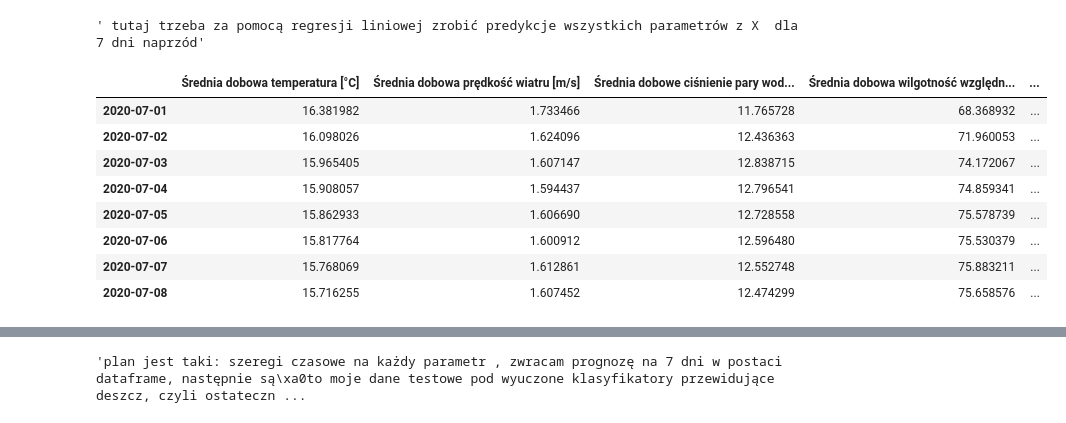
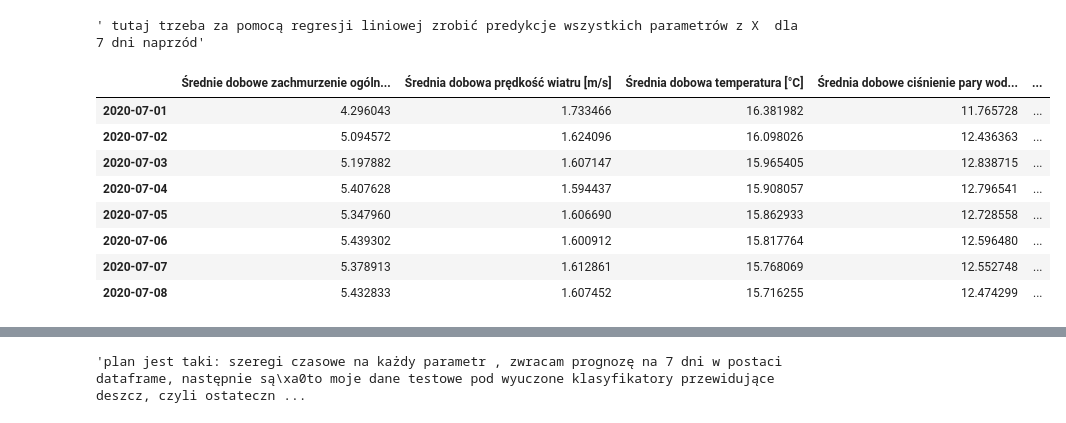
Before and after one commit to 9albert6/mkird, a Jupyter notebook: Models.ipynb, the cells around one changed output, grey strips where cells are left out. Cells and saved outputs as stored; diff of their text form; code cells hidden in the pictures.

```diff
--- a/Models.ipynb
+++ b/Models.ipynb
@@ -160,14 +157,14 @@ predicted_data.append(make_predict('Średnie dobowe zachmurzenie ogólne [oktant
 # %%
-df1 = pd.DataFrame(predicted_data, index=['Średnia dobowa temperatura [°C]','Średnia dobowa prędkość wiatru [m/s]','Średnia dobowe ciśnienie pary wodnej [hPa]','Średnia dobowa wilgotność względna [%]','Średnia dobowe ciśnienie na poziomie stacji [hPa]','Średnie dobowe zachmurzenie ogólne [oktanty]'])
+df1 = pd.DataFrame(predicted_data, index=['Średnie dobowe zachmurzenie ogólne [oktanty]','Średnia dobowa prędkość wiatru [m/s]','Średnia dobowa temperatura [°C]','Średnia dobowe ciśnienie pary wodnej [hPa]','Średnia dobowa wilgotność względna [%]','Średnia dobowe ciśnienie na poziomie stacji [hPa]'])
 df1 = df1.T
 df1
 # %% [output]
-|  | Średnia dobowa temperatura [°C] | Średnia dobowa prędkość wiatru [m/s] | Średnia dobowe ciśnienie pary wod... | Średnia dobowa wilgotność względn... | ... |
-| 2020-07-01 | 16.381982 | 1.733466 | 11.765728 | 68.368932 | ... |
-| 2020-07-02 | 16.098026 | 1.624096 | 12.436363 | 71.960053 | ... |
-| 2020-07-03 | 15.965405 | 1.607147 | 12.838715 | 74.172067 | ... |
-| 2020-07-04 | 15.908057 | 1.594437 | 12.796541 | 74.859341 | ... |
-| 2020-07-05 | 15.862933 | 1.606690 | 12.728558 | 75.578739 | ... |
-| 2020-07-06 | 15.817764 | 1.600912 | 12.596480 | 75.530379 | ... |
-| 2020-07-07 | 15.768069 | 1.612861 | 12.552748 | 75.883211 | ... |
-| 2020-07-08 | 15.716255 | 1.607452 | 12.474299 | 75.658576 | ... |
+|  | Średnie dobowe zachmurzenie ogóln... | Średnia dobowa prędkość wiatru [m/s] | Średnia dobowa temperatura [°C] | Średnia dobowe ciśnienie pary wod... | ... |
+| 2020-07-01 | 4.296043 | 1.733466 | 16.381982 | 11.765728 | ... |
+| 2020-07-02 | 5.094572 | 1.624096 | 16.098026 | 12.436363 | ... |
+| 2020-07-03 | 5.197882 | 1.607147 | 15.965405 | 12.838715 | ... |
+| 2020-07-04 | 5.407628 | 1.594437 | 15.908057 | 12.796541 | ... |
+| 2020-07-05 | 5.347960 | 1.606690 | 15.862933 | 12.728558 | ... |
+| 2020-07-06 | 5.439302 | 1.600912 | 15.817764 | 12.596480 | ... |
+| 2020-07-07 | 5.378913 | 1.612861 | 15.768069 | 12.552748 | ... |
+| 2020-07-08 | 5.432833 | 1.607452 | 15.716255 | 12.474299 | ... |
```
Also changed, not shown: parts of 19 cells of this notebook, 1 other file.
